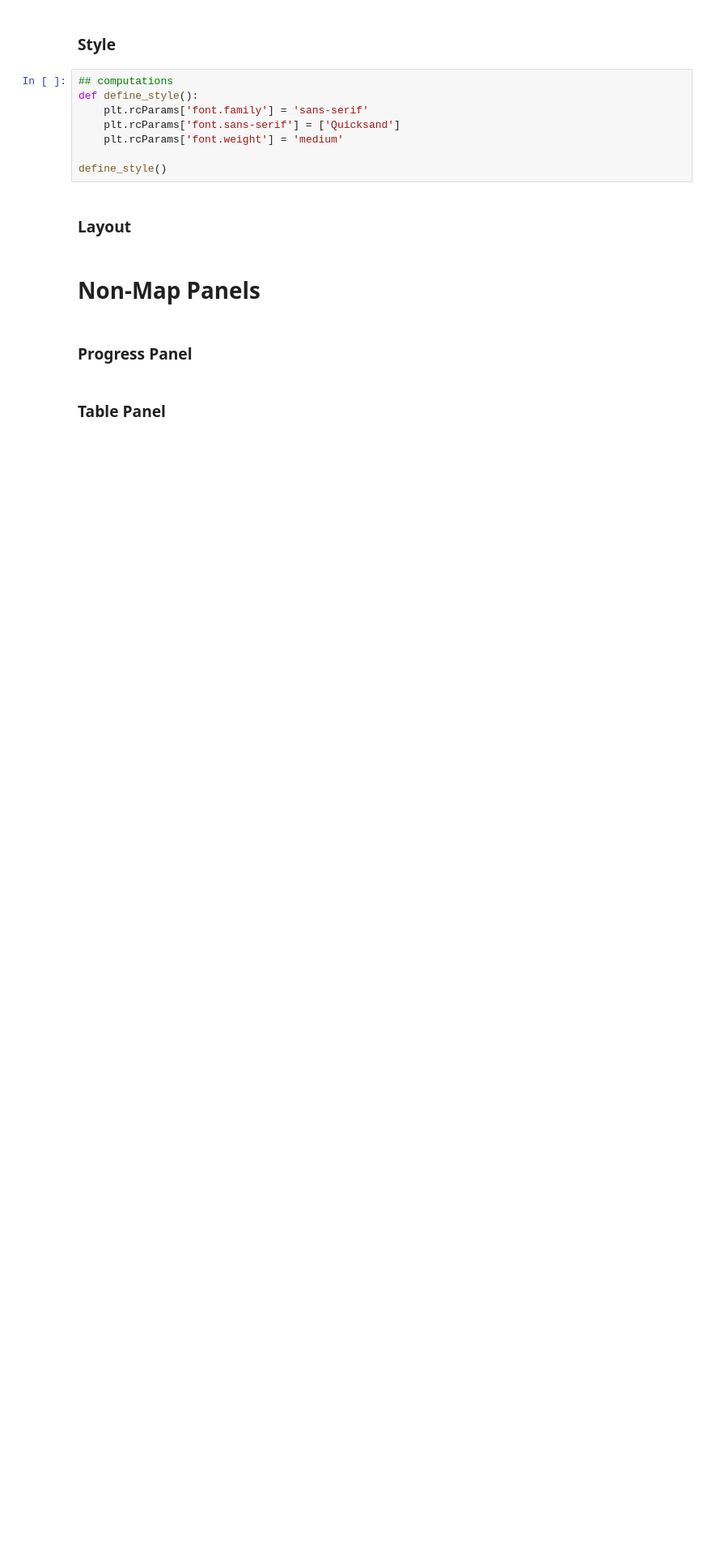
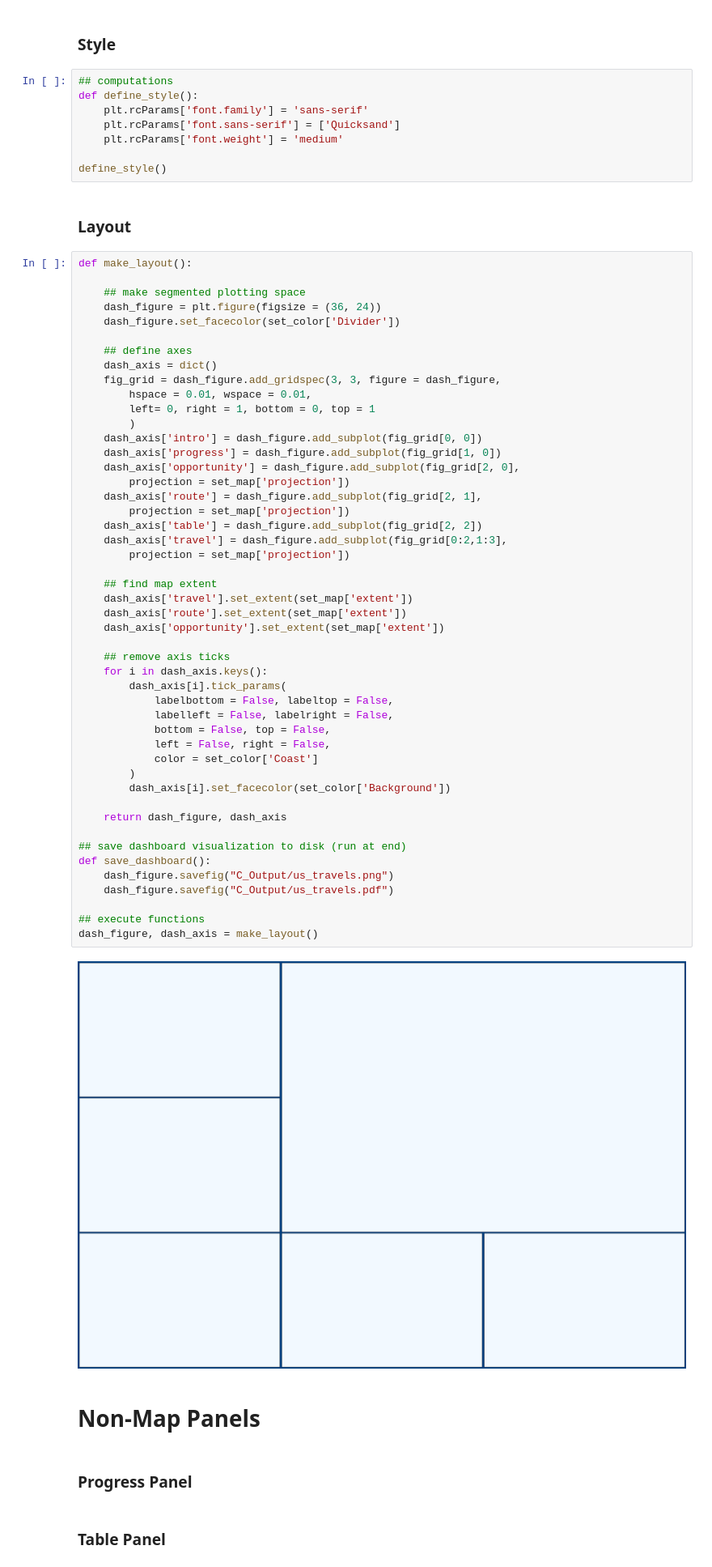
Before and after one commit to sjoshuam/us_travels, a Jupyter notebook: 1_travel_dashboard.ipynb, the cells around one changed output. Shown: that part at 81% size. Saved outputs shown, nothing was run; the diff lists cells and outputs as text; blank space fills up the shorter version.

Commit message:
Build draft 2 dashboard infrastructure

```diff
--- a/1_travel_dashboard.ipynb
+++ b/1_travel_dashboard.ipynb
@@ -193,6 +219,56 @@ def define_style():
 define_style()
 # %% [markdown]
 ### Layout
+# %%
+def make_layout():
+
+    ## make segmented plotting space
+    dash_figure = plt.figure(figsize = (36, 24))
+    dash_figure.set_facecolor(set_color['Divider'])
+
+    ## define axes
+    dash_axis = dict()
+    fig_grid = dash_figure.add_gridspec(3, 3, figure = dash_figure,
+        hspace = 0.01, wspace = 0.01,
+        left= 0, right = 1, bottom = 0, top = 1
+        )
+    dash_axis['intro'] = dash_figure.add_subplot(fig_grid[0, 0])
+    dash_axis['progress'] = dash_figure.add_subplot(fig_grid[1, 0])
+    dash_axis['opportunity'] = dash_figure.add_subplot(fig_grid[2, 0],
+        projection = set_map['projection'])
+    dash_axis['route'] = dash_figure.add_subplot(fig_grid[2, 1],
+        projection = set_map['projection'])
+    dash_axis['table'] = dash_figure.add_subplot(fig_grid[2, 2])
+    dash_axis['travel'] = dash_figure.add_subplot(fig_grid[0:2,1:3],
+        projection = set_map['projection'])
+
+    ## find map extent
+    dash_axis['travel'].set_extent(set_map['extent'])
+    dash_axis['route'].set_extent(set_map['extent'])
+    dash_axis['opportunity'].set_extent(set_map['extent'])
+
+    ## remove axis ticks
+    for i in dash_axis.keys():
+        dash_axis[i].tick_params(
+            labelbottom = False, labeltop = False,
+            labelleft = False, labelright = False,
+            bottom = False, top = False,
+            left = False, right = False,
+            color = set_color['Coast']
+        )
+        dash_axis[i].set_facecolor(set_color['Background'])
+
+    return dash_figure, dash_axis
+
+## save dashboard visualization to disk (run at end)
+def save_dashboard():
+    dash_figure.savefig("C_Output/us_travels.png")
+    dash_figure.savefig("C_Output/us_travels.pdf")
+
+## execute functions
+dash_figure, dash_axis = make_layout()
+# %% [output]
+[figure, added]
 # %% [markdown]
 # Non-Map Panels
 # %% [markdown]
```
Also changed, not shown: parts of 5 cells of this notebook, 1 other file.
